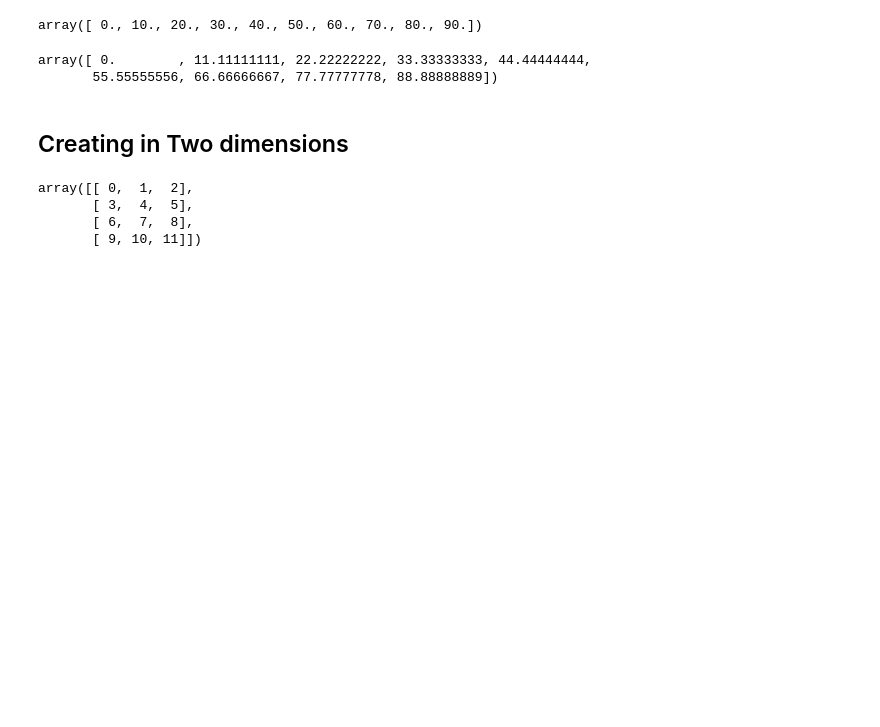
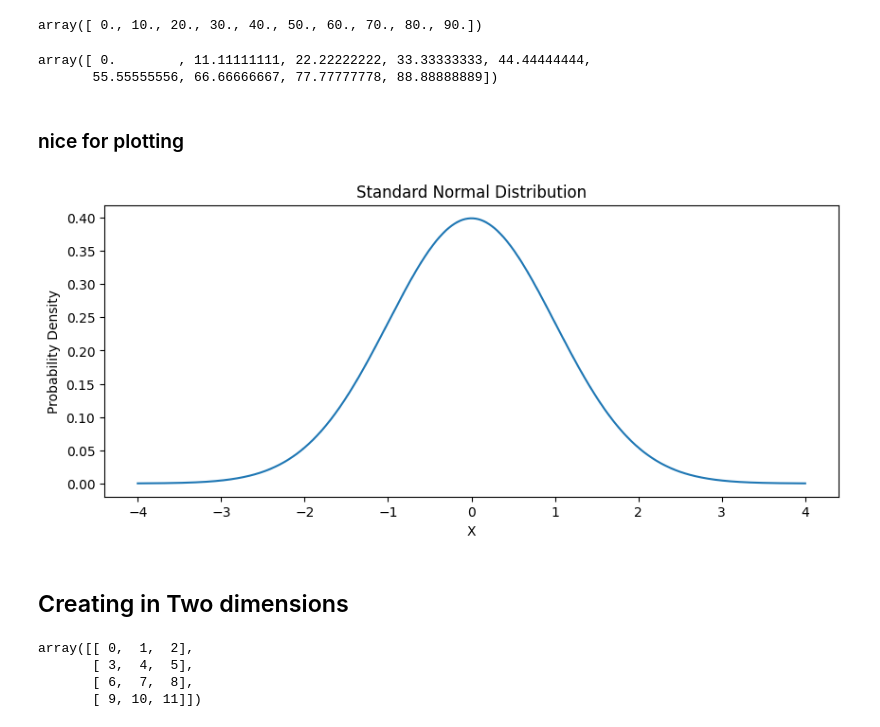
Before and after one commit to yunggravioli/SP23STAT21, a Jupyter notebook: WEEK07/Week0702.ipynb, the cells around one changed output. Cells and saved outputs as stored; diff of their text form; code cells hidden in the pictures; blank space fills up the shorter version.

```diff
--- a/WEEK07/Week0702.ipynb
+++ b/WEEK07/Week0702.ipynb
@@ -183,6 +188,25 @@ np.linspace(0, 100, 9, endpoint = False)
 # %% [output]
 array([ 0.        , 11.11111111, 22.22222222, 33.33333333, 44.44444444,
        55.55555556, 66.66666667, 77.77777778, 88.88888889])
+# %% [markdown]
+### nice for plotting
+# %%
+x = np.linspace(-4, 4, 1000)
+# Define the standard normal distribution
+mean = 0
+std_dev = 1
+y = (1 / (np.sqrt(2 * np.pi * std_dev**2))
+    ) * np.exp(- (x - mean)**2 / (2 * std_dev**2))
+
+plt.figure(figsize=(10,4))  # width: 10 inches, height: 3 inches
+plt.plot(x, y)
+# Add title and axis labels
+plt.title('Standard Normal Distribution')
+plt.xlabel('X')
+plt.ylabel('Probability Density')
+plt.show()
+# %% [output]
+[figure, added]
 # %% [markdown]
 ## Creating in Two dimensions
 # %%
```
Also changed, not shown: parts of 8 cells of this notebook.
